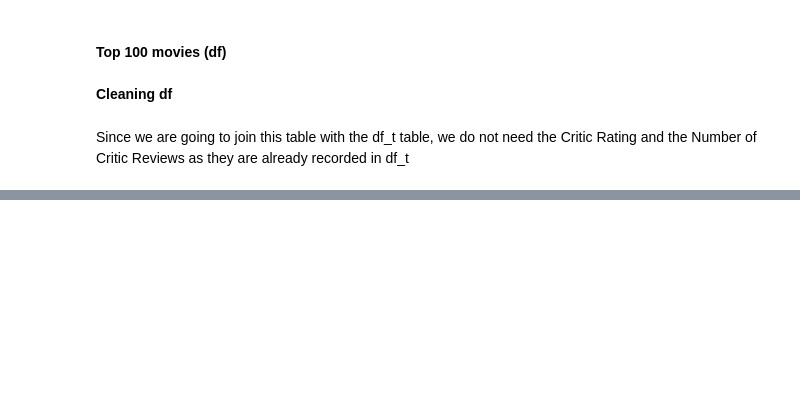
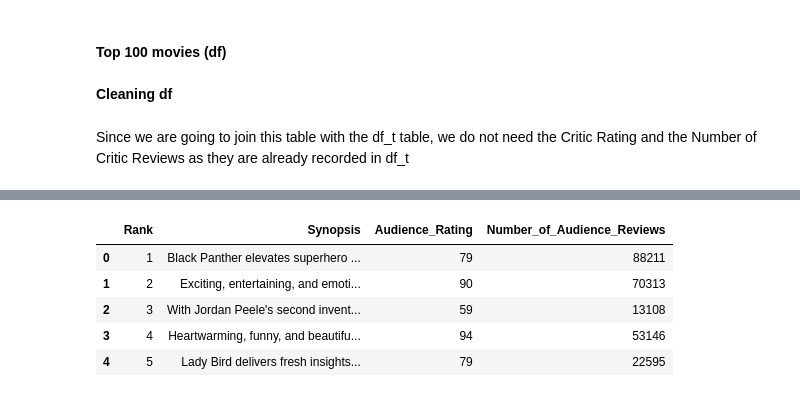
Before and after one commit to AstGup/MovieRatings, a Jupyter notebook: Data Preparation.ipynb, the cells around one changed output, grey strips where cells are left out. Saved outputs shown, nothing was run; the diff lists cells and outputs as text; code cells hidden in the pictures; blank space fills up the shorter version.

```diff
--- a/Analyzing each movie.ipynb
+++ b/Data Preparation.ipynb
@@ -240,0 +273,3 @@ df = df.drop(['Critic_Rating', 'Number_of_Critic_Reviews'], axis=1)
+# %%
+df_copy['Audience_Rating'] = df_copy['Audience_Rating'].apply(lambda x: int(x[:-1]))
+df_copy['Number_of_Audience_Reviews'] = df_copy['Number_of_Audience_Reviews'].apply(lambda x: int(x.replace(',','')))
@@ -240,0 +279,2 @@ df = df.drop(['Critic_Rating', 'Number_of_Critic_Reviews'], axis=1)
+# %%
+df_copy.rename({'index':'Rank'}, axis=1, inplace=True)
@@ -240,0 +303,9 @@ df = df.drop(['Critic_Rating', 'Number_of_Critic_Reviews'], axis=1)
+# %%
+df_copy.head()
+# %% [output]
+|  | Rank | Synopsis | Audience_Rating | Number_of_Audience_Reviews |
+| 0 | 1 | Black Panther elevates superhero ... | 79 | 88211 |
+| 1 | 2 | Exciting, entertaining, and emoti... | 90 | 70313 |
+| 2 | 3 | With Jordan Peele's second invent... | 59 | 13108 |
+| 3 | 4 | Heartwarming, funny, and beautifu... | 94 | 53146 |
+| 4 | 5 | Lady Bird delivers fresh insights... | 79 | 22595 |
```
Also changed, not shown: parts of 32 cells of this notebook, 2 other files.
